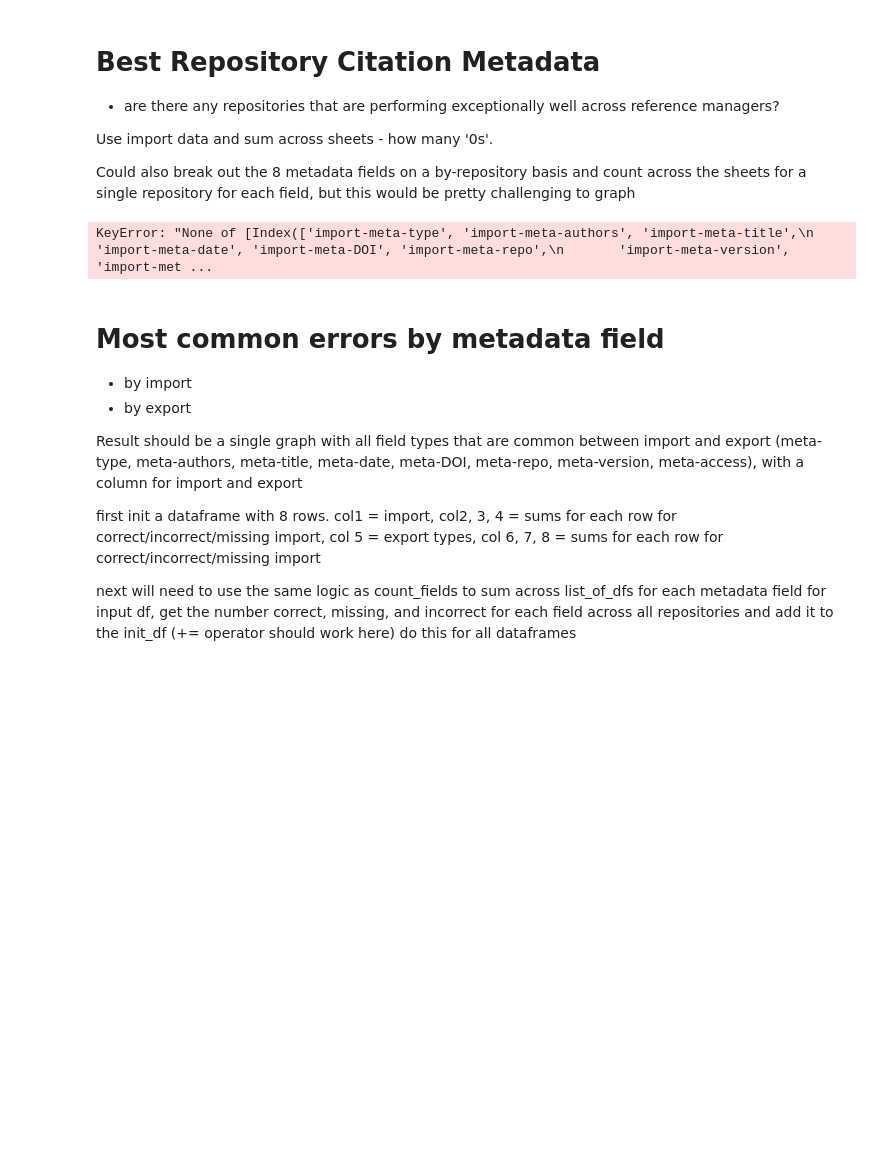
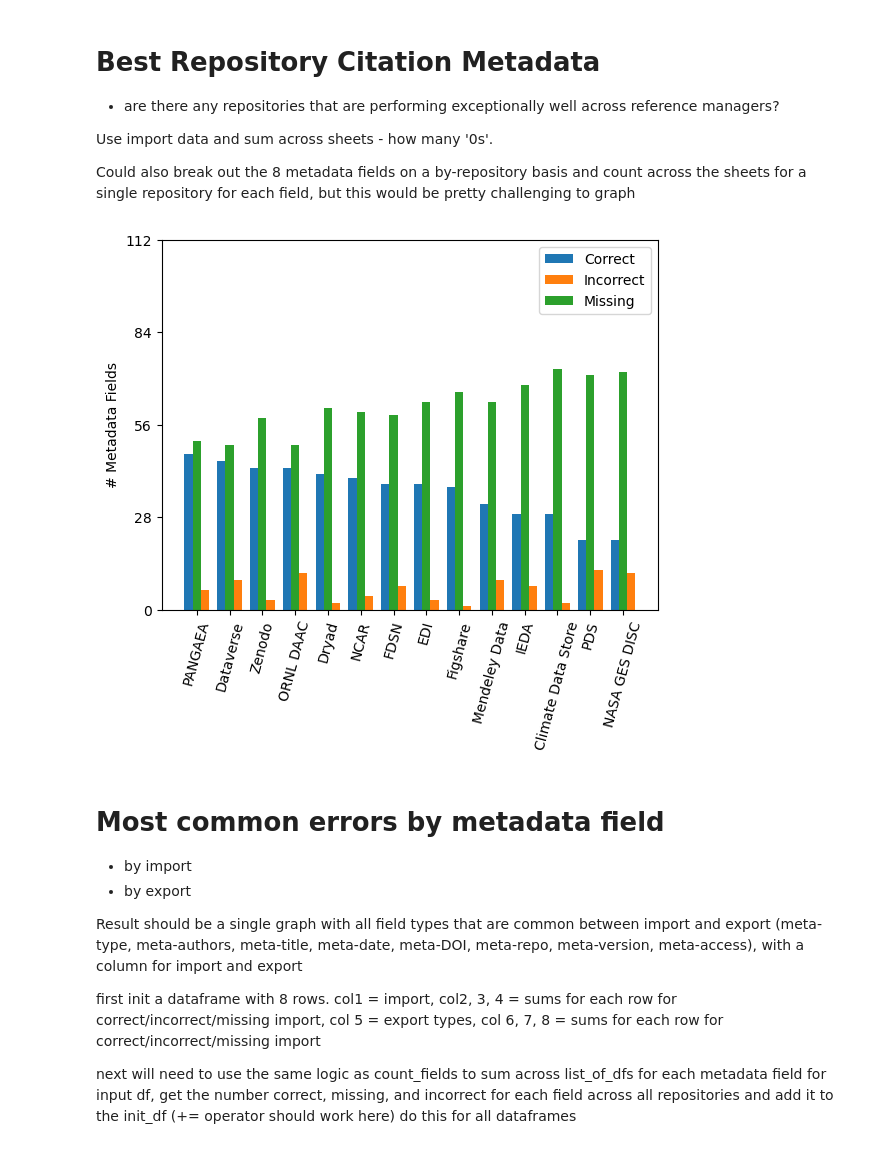
Before and after one commit to kvrouwenvelder/reference-manager-analysis, a Jupyter notebook: reference-manager-citations-ESIP.ipynb, the cells around one changed output. Cells and saved outputs as stored; diff of their text form; code cells hidden in the pictures; blank space fills up the shorter version.

```diff
--- a/reference-manager-citations-ESIP.ipynb
+++ b/reference-manager-citations-ESIP.ipynb
@@ -248,35 +260,37 @@ Use import data and sum across sheets - how many '0s'.
 
 Could also break out the 8 metadata fields on a by-repository basis and count across the sheets for a single repository for each field, but this would be pretty challenging to graph
 # %%
-list_of_dfs = (zotero_plugin,zotero_wizard,bib_desk,sciwheel_plugin, sciwheel_wizard,crosscite,
+# Must exclude crosscite for import
+
+list_of_dfs = (zotero_plugin,zotero_wizard,bib_desk,sciwheel_plugin, sciwheel_wizard,
                endnote, papers_plugin,papers_wizard,paperpile_plugin,paperpile_wizard,mendeley_plugin,
                mendeley_wizard,refworks)
 
 # Get repository metadata field sums across reference managers
 refman_import_sums = sum_across_refmans(list_of_dfs, im_cols, 'im')
 
 # Graph
 
 refman_import_sums_sort = refman_import_sums.sort_values(by=['sum_correct_im'],ascending = False)
 
 fig, ax = plt.subplots()
 x = np.arange(14)
 y = 112 # Max value possible for repo_export_sums for each ref manager
 offset = 0.25
 width = 0.25
 ax.bar(x - offset, refman_import_sums_sort['sum_correct_im'], width = width, label = 'Correct')
 ax.bar(x + offset, refman_import_sums_sort['sum_incorrect_im'], width = width, label = 'Incorrect')
 ax.bar(x, refman_import_sums_sort['sum_missing_im'], width = width, label = 'Missing')
 
 # set labels and ticks and axes
 ax.set_xticks(x,refman_import_sums_sort['Repository'], rotation = 75) # Use Repository column
 ax.set_yticks([0,y/4,y/2,3*y/4,y])
 ax.set_ylabel('# Metadata Fields')
 ax.legend()
 
 plt.show()
 # %% [output]
-KeyError: "None of [Index(['import-meta-type', 'import-meta-authors', 'import-meta-title',\n       'import-meta-date', 'import-meta-DOI', 'import-meta-repo',\n       'import-meta-version', 'import-met ...
+[figure, added]
 # %% [markdown]
 # Most common errors by metadata field
 
```
Also changed, not shown: parts of 3 cells of this notebook.
